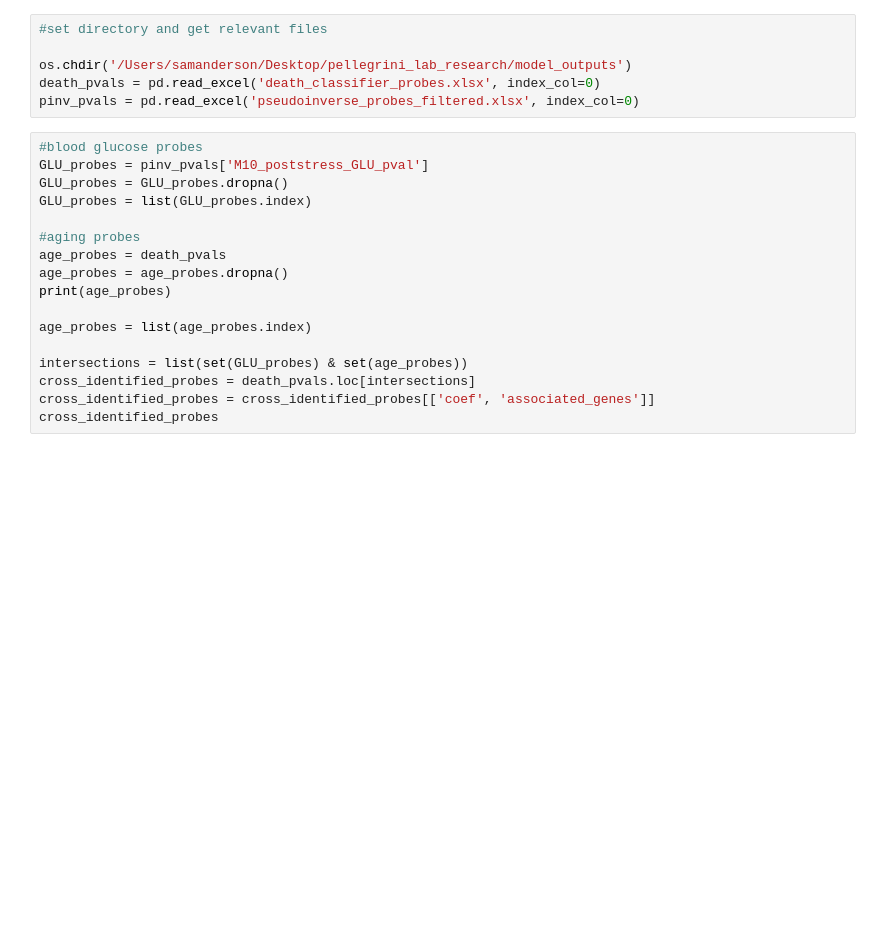
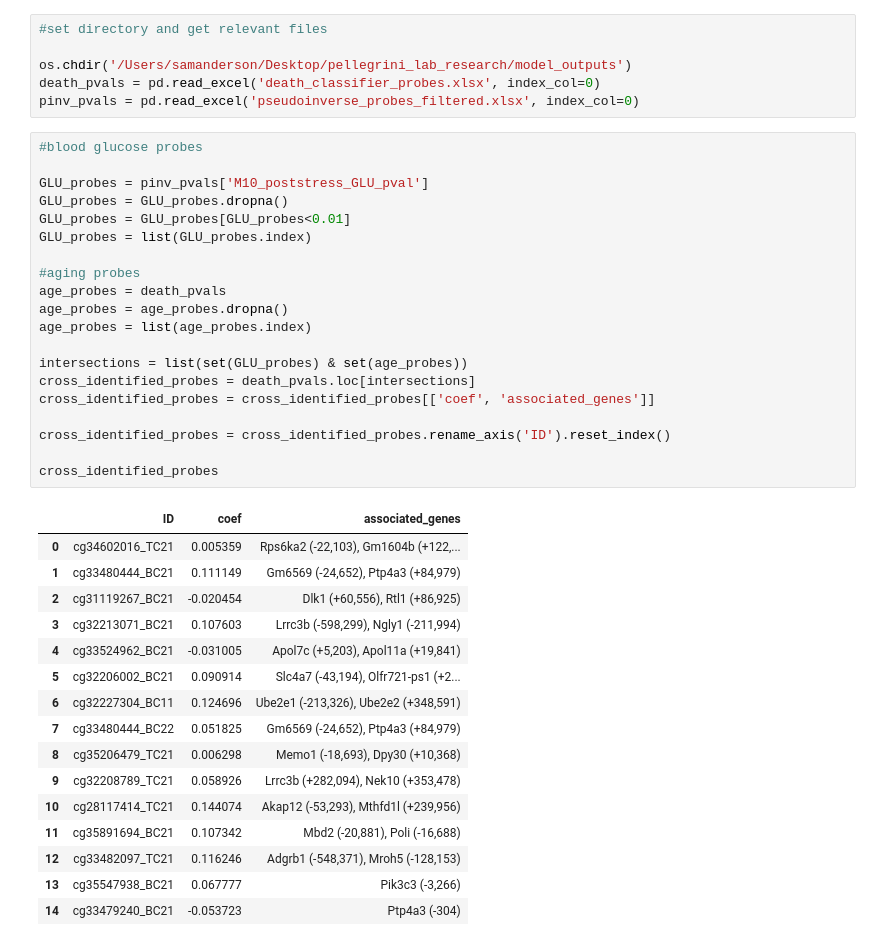
Before and after one commit to SamAndTheSun/pellegrini_temp, a Jupyter notebook: model_intersection_analysis.ipynb, the cells around one changed output. Drawn from its saved outputs; the diff is of its cells as text; blank space fills up the shorter version.

```diff
--- a/model_intersection_analysis.ipynb
+++ b/model_intersection_analysis.ipynb
@@ -31,19 +31,39 @@ death_pvals = pd.read_excel('death_classifier_probes.xlsx', index_col=0)
 pinv_pvals = pd.read_excel('pseudoinverse_probes_filtered.xlsx', index_col=0)
 # %%
 #blood glucose probes
+
 GLU_probes = pinv_pvals['M10_poststress_GLU_pval']
 GLU_probes = GLU_probes.dropna()
+GLU_probes = GLU_probes[GLU_probes<0.01]
 GLU_probes = list(GLU_probes.index)
 
 #aging probes
 age_probes = death_pvals
 age_probes = age_probes.dropna()
-print(age_probes)
-
 age_probes = list(age_probes.index)
 
 intersections = list(set(GLU_probes) & set(age_probes))
 cross_identified_probes = death_pvals.loc[intersections]
 cross_identified_probes = cross_identified_probes[['coef', 'associated_genes']]
+
+cross_identified_probes = cross_identified_probes.rename_axis('ID').reset_index()
+
 cross_identified_probes
+# %% [output]
+|  | ID | coef | associated_genes |
+| 0 | cg34602016_TC21 | 0.005359 | Rps6ka2 (-22,103), Gm1604b (+122,... |
+| 1 | cg33480444_BC21 | 0.111149 | Gm6569 (-24,652), Ptp4a3 (+84,979) |
+| 2 | cg31119267_BC21 | -0.020454 | Dlk1 (+60,556), Rtl1 (+86,925) |
+| 3 | cg32213071_BC21 | 0.107603 | Lrrc3b (-598,299), Ngly1 (-211,994) |
+| 4 | cg33524962_BC21 | -0.031005 | Apol7c (+5,203), Apol11a (+19,841) |
+| 5 | cg32206002_BC21 | 0.090914 | Slc4a7 (-43,194), Olfr721-ps1 (+2... |
+| 6 | cg32227304_BC11 | 0.124696 | Ube2e1 (-213,326), Ube2e2 (+348,591) |
+| 7 | cg33480444_BC22 | 0.051825 | Gm6569 (-24,652), Ptp4a3 (+84,979) |
+| 8 | cg35206479_TC21 | 0.006298 | Memo1 (-18,693), Dpy30 (+10,368) |
+| 9 | cg32208789_TC21 | 0.058926 | Lrrc3b (+282,094), Nek10 (+353,478) |
+| 10 | cg28117414_TC21 | 0.144074 | Akap12 (-53,293), Mthfd1l (+239,956) |
+| 11 | cg35891694_BC21 | 0.107342 | Mbd2 (-20,881), Poli (-16,688) |
+| 12 | cg33482097_TC21 | 0.116246 | Adgrb1 (-548,371), Mroh5 (-128,153) |
+| 13 | cg35547938_BC21 | 0.067777 | Pik3c3 (-3,266) |
+| 14 | cg33479240_BC21 | -0.053723 | Ptp4a3 (-304) |
 # %%
```
Also changed, not shown: parts of 1 cell of this notebook, 3 other files.
